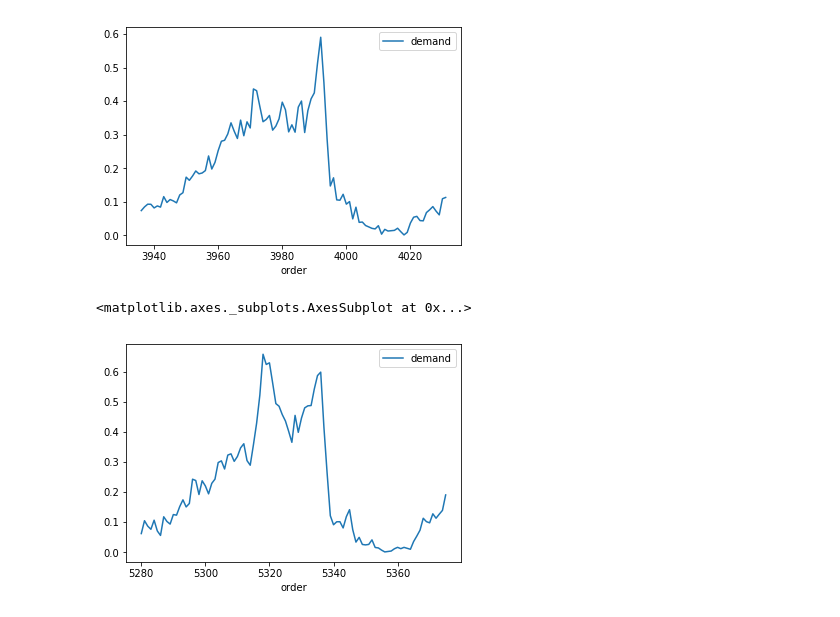
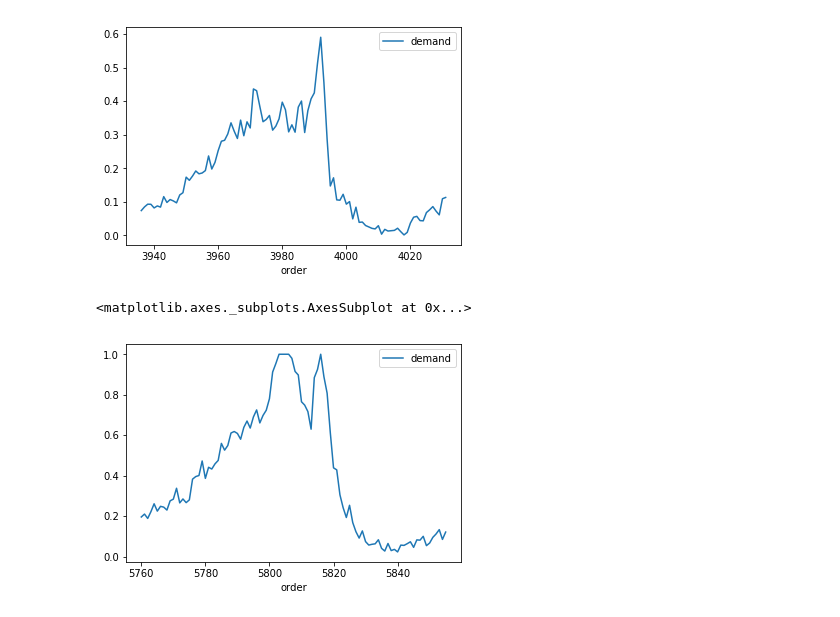
Before and after one commit to jjkoh95/aiforsea-traffic, a Jupyter notebook: formatter.ipynb, the cells around one changed output. Drawn from its saved outputs; the diff is of its cells as text; code cells hidden in the pictures.

```diff
--- a/formatter.ipynb
+++ b/formatter.ipynb
@@ -87,7 +86,7 @@ t_df[t_df.day == 41].sort_values(by=['order']).plot(x='order', y='demand')
 <matplotlib.axes._subplots.AxesSubplot at 0x...>
 [figure]
 # %%
-t_df[t_df.day == 55].sort_values(by=['order']).plot(x='order', y='demand')
+t_df[t_df.day == 60].sort_values(by=['order']).plot(x='order', y='demand')
 # %% [output]
 <matplotlib.axes._subplots.AxesSubplot at 0x...>
-[figure, old version]
+[figure, new version]
```
Also changed, not shown: parts of 66 cells of this notebook.
